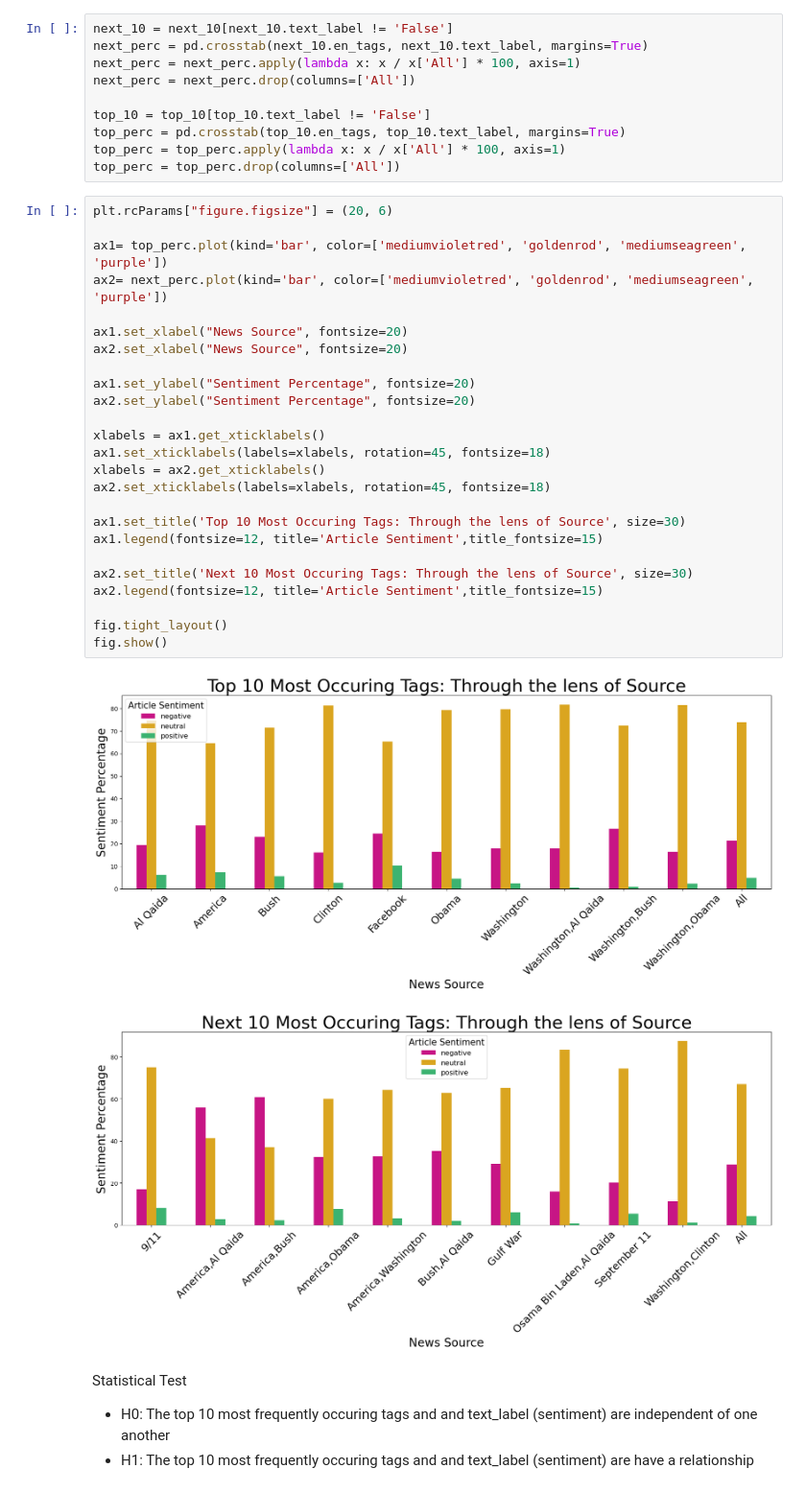
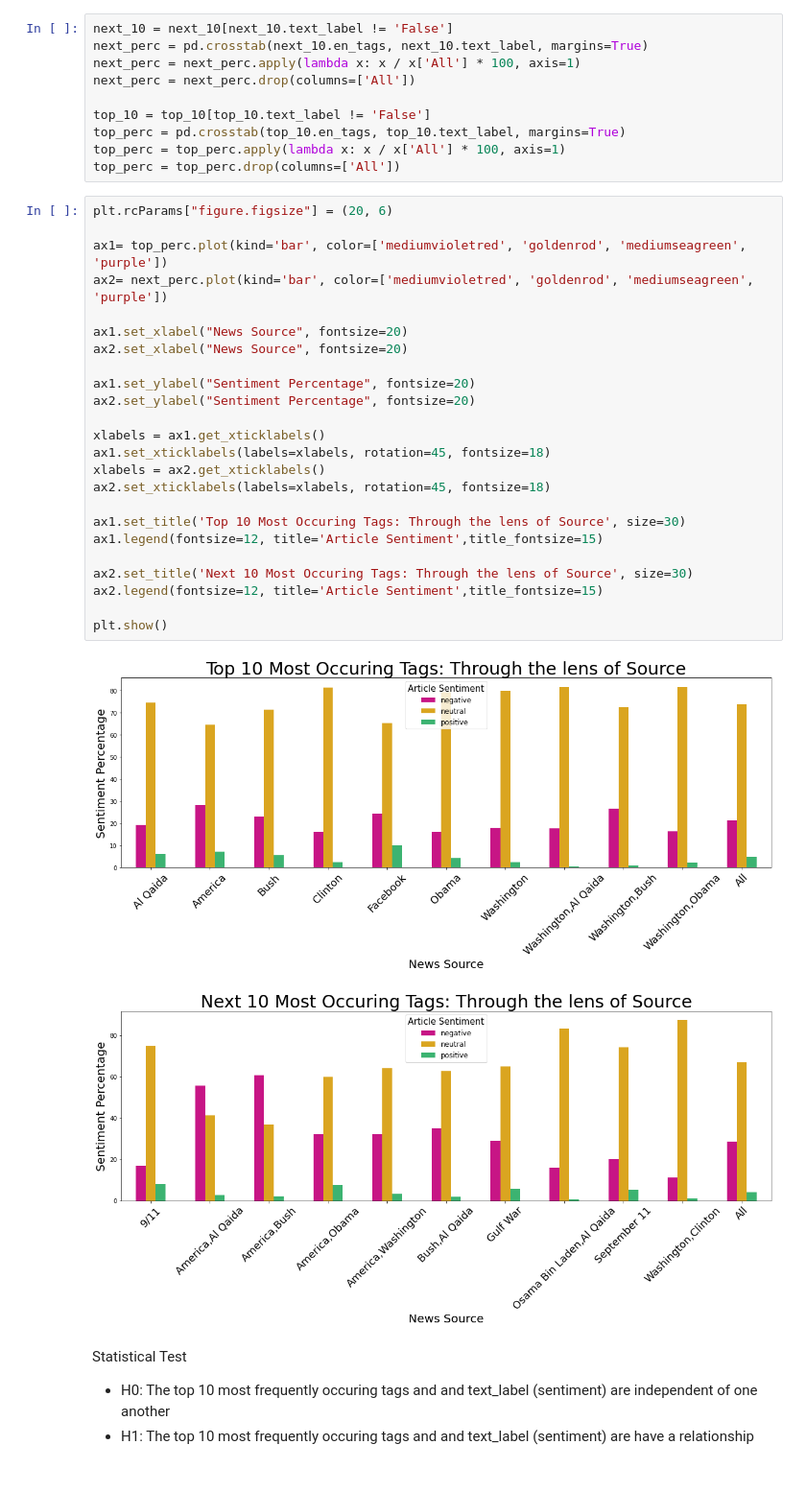
Before and after one commit to Rachuig-Green-Rackley-Shiben/arabic_media_nlp_project, a Jupyter notebook: mindy_drafts/mindy_MVP_explore.ipynb, the cells around one changed output. Shown at 96% size. Cells and saved outputs as stored; diff of their text form.

```diff
--- a/mindy_drafts/mindy_MVP_explore.ipynb
+++ b/mindy_drafts/mindy_MVP_explore.ipynb
@@ -136,31 +142,30 @@ top_perc = top_perc.drop(columns=['All'])
 # %%
 plt.rcParams["figure.figsize"] = (20, 6)
 
 ax1= top_perc.plot(kind='bar', color=['mediumvioletred', 'goldenrod', 'mediumseagreen', 'purple'])
 ax2= next_perc.plot(kind='bar', color=['mediumvioletred', 'goldenrod', 'mediumseagreen', 'purple'])
 
 ax1.set_xlabel("News Source", fontsize=20)
 ax2.set_xlabel("News Source", fontsize=20)
 
 ax1.set_ylabel("Sentiment Percentage", fontsize=20)
 ax2.set_ylabel("Sentiment Percentage", fontsize=20)
 
 xlabels = ax1.get_xticklabels()
 ax1.set_xticklabels(labels=xlabels, rotation=45, fontsize=18)
 xlabels = ax2.get_xticklabels()
 ax2.set_xticklabels(labels=xlabels, rotation=45, fontsize=18)
 
 ax1.set_title('Top 10 Most Occuring Tags: Through the lens of Source', size=30)
 ax1.legend(fontsize=12, title='Article Sentiment',title_fontsize=15)
 
 ax2.set_title('Next 10 Most Occuring Tags: Through the lens of Source', size=30)
 ax2.legend(fontsize=12, title='Article Sentiment',title_fontsize=15)
 
-fig.tight_layout()
-fig.show()
+plt.show()
 # %% [output]
-[figure, old version]
+[figure, new version]
-[figure, old version]
+[figure, new version]
 # %% [markdown]
 Statistical Test
 
```
Also changed, not shown: parts of 18 cells of this notebook.
